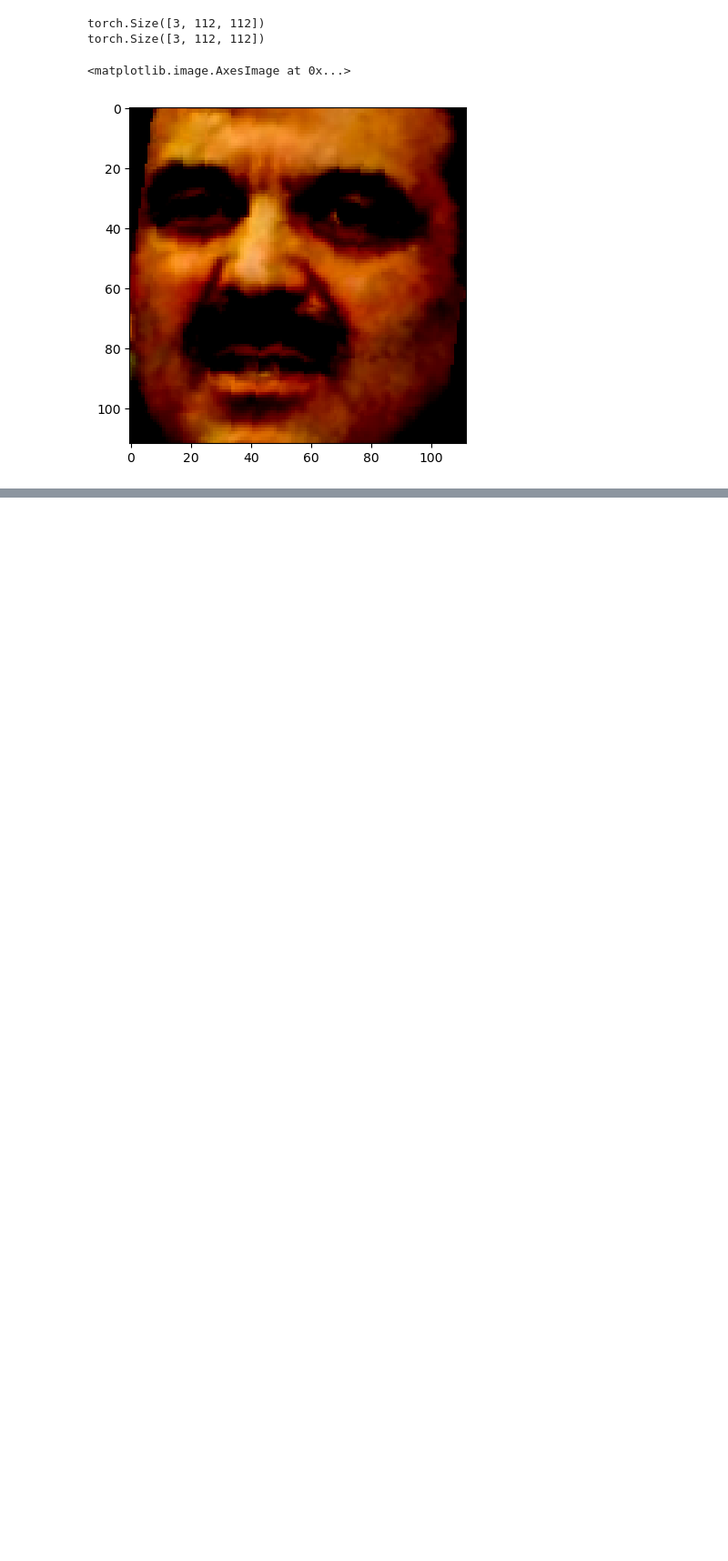
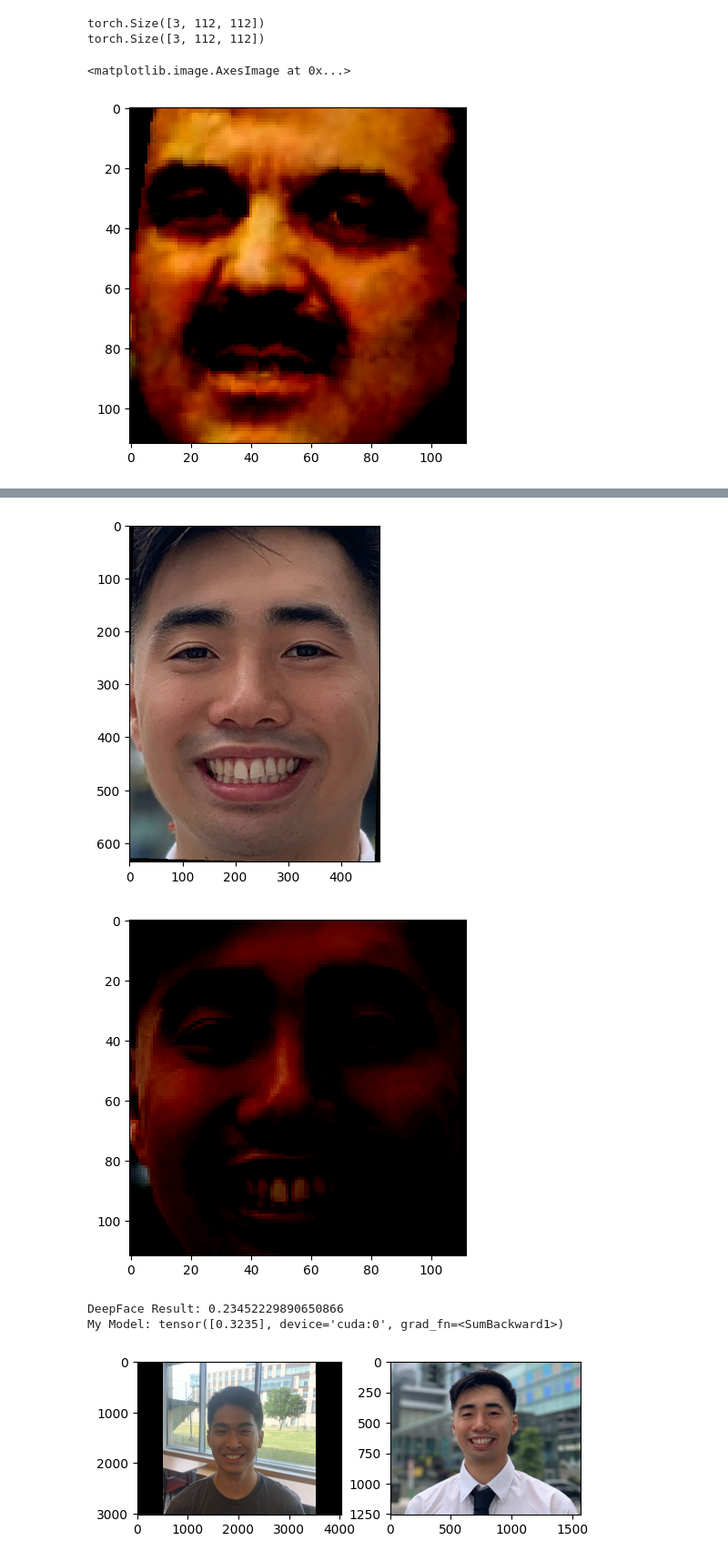
Before and after one commit to carteruh/ArcFace, a Jupyter notebook: arcface.ipynb, the cells around one changed output, grey strips where cells are left out. Shown at 91% size. Drawn from its saved outputs; the diff is of its cells as text; code cells hidden in the pictures; blank space fills up the shorter version.

```diff
--- a/arcface.ipynb
+++ b/arcface.ipynb
@@ -1022,3 +1083,45 @@ Cosine Similarity: 0.09493532031774521, Prediction: False, Ground Truth: 0
+# %%
+from deepface import DeepFace
+models.eval()
+Carter_Pic1_Path = "/kaggle/input/carter-verification/Badge_pic.jpeg"
+Carter_Pic2_Path = "/kaggle/input/tyler-face/IMG_5114.jpg"
+Carter_Pic1 = RetinaFace.extract_faces(Carter_Pic1_Path, align= True)
+Carter_Pic2 = RetinaFace.extract_faces(Carter_Pic2_Path, align= True)
+plt.imshow(Carter_Pic1[0])
+plt.show()
+Carter_Pic1 = Image.fromarray(Carter_Pic1[0])
+Carter_Pic2 = Image.fromarray(Carter_Pic2[0])
+Carter_Pic1 = Carter_Pic1.convert("RGB")
+Carter_Pic2 = Carter_Pic2.convert("RGB")
+Carter_Pic1 = transform(Carter_Pic1)
+Carter_Pic2 = transform(Carter_Pic2)
+
+plt.imshow(Carter_Pic1.permute(1,2,0))
+plt.show()
+Carter_Pic1, Carter_Pic2 = Carter_Pic1.to(device), Carter_Pic2.to(device)
+Carter_Pic1 = torch.unsqueeze(Carter_Pic1, dim= 0)
+Carter_Pic2 = torch.unsqueeze(Carter_Pic2, dim= 0)
+emb_1 = models(Carter_Pic1)
+emb_2 = models(Carter_Pic2)
+cosine_sim = F.cosine_similarity(emb_1, emb_2)
+obj = DeepFace.verify(Carter_Pic1_Path, Carter_Pic2_Path
+          , model_name = 'ArcFace', detector_backend = 'retinaface')
+print('DeepFace Result: {}'.format(1 - obj['distance']))
+print('My Model: {}'.format(cosine_sim))
+Img_T1 = Image.open("/kaggle/input/tyler-face/IMG_5114.jpg")
+Img_T2 = Image.open("/kaggle/input/carter-verification/Badge_pic.jpeg")
+fig = plt.figure()
+ax1 = fig.add_subplot(2, 2, 1)
+ax1.imshow(Img_T1.rotate(270))
+ax2 = fig.add_subplot(2, 2, 2)
+ax2.imshow(Img_T2)
+plt.show()
+# %% [output]
+[figure, added]
+[figure, added]
+DeepFace Result: 0.23452229890650866
+My Model: tensor([0.3235], device='cuda:0', grad_fn=<SumBackward1>)
+[figure, added]
 # %%
 # Inference Testing
 with torch.no_grad():
```
Also changed, not shown: parts of 17 cells of this notebook.
